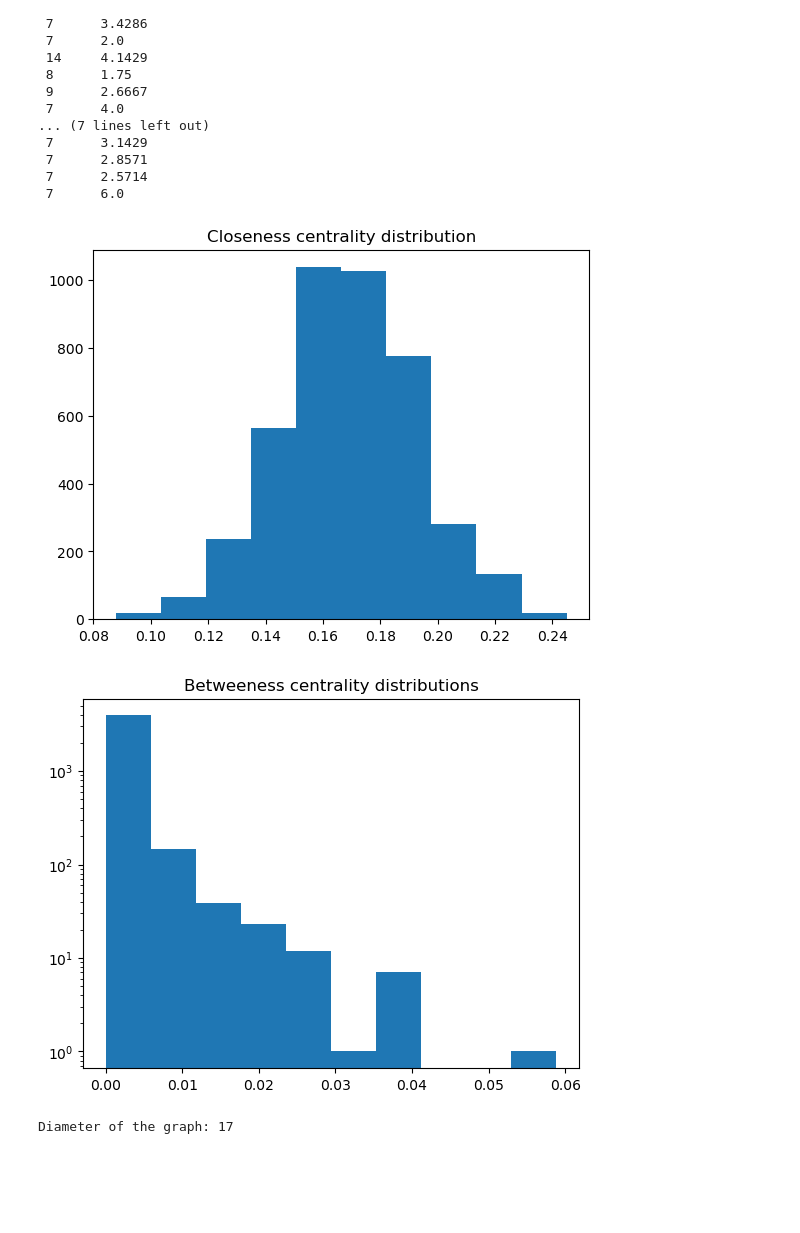
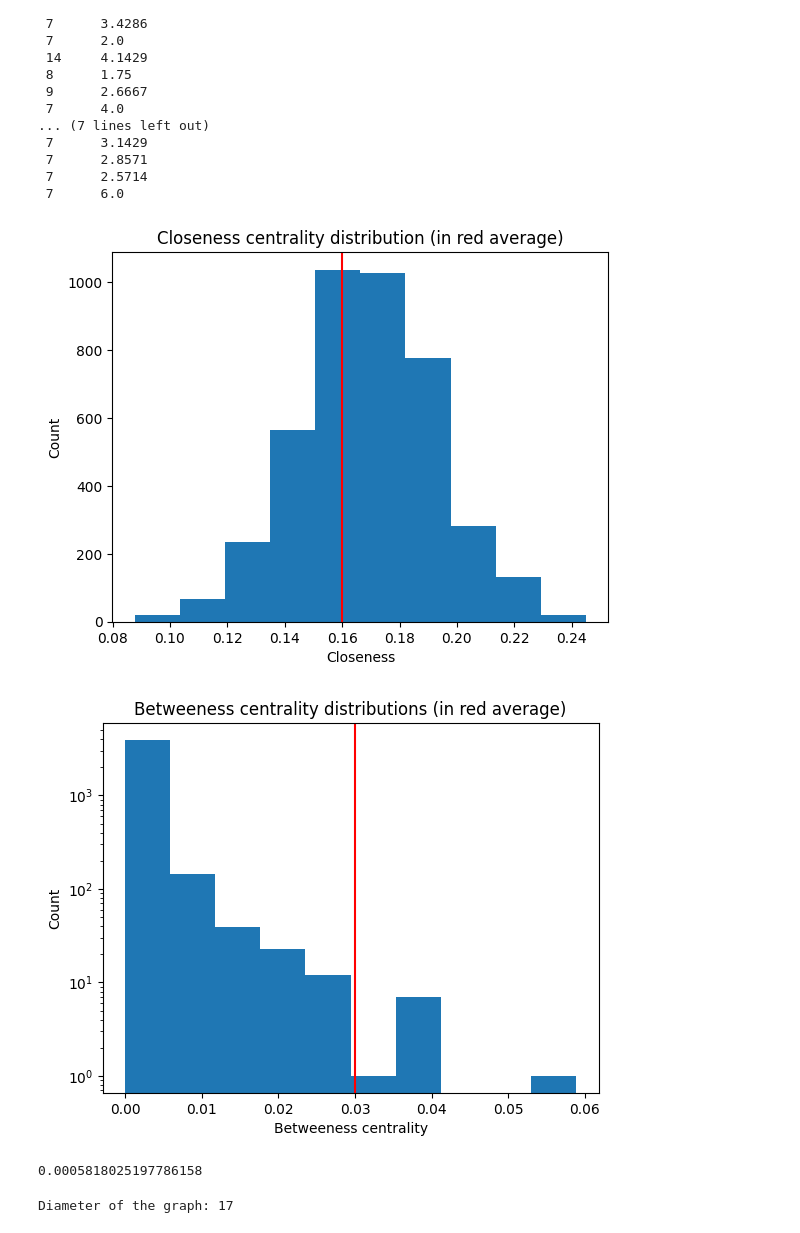
Before and after one commit to marcoSanti/AVRC-lab, a Jupyter notebook: progetto-finale/progetto-santimaria.ipynb, the cells around one changed output. Cells and saved outputs as stored; diff of their text form; code cells hidden in the pictures; blank space fills up the shorter version.

```diff
--- a/progetto-finale/progetto-santimaria.ipynb
+++ b/progetto-finale/progetto-santimaria.ipynb
@@ -92,18 +94,33 @@ collabCentralityCloseness = nx.closeness_centrality(collabGraphBiggestConnx.comm
 # %%
 plt.hist(collabCentralityCloseness.values())
-plt.title("Closeness centrality distribution")
+plt.title("Closeness centrality distribution (in red average)")
+plt.xlabel("Closeness")
+plt.ylabel("Count")
+plt.axvline(x=0.16, color="red")
 plt.show()
 # %% [output]
-[figure, old version]
+[figure, new version]
 # %%
 #betweeness centrality
 collabCentralityBetweeness = nx.betweenness_centrality(collabGraphBiggestConnectedComponent)
 # %%
 plt.hist(collabCentralityBetweeness.values(), log=True)
-plt.title("Betweeness centrality distributions")
+plt.title("Betweeness centrality distributions (in red average)")
+plt.xlabel("Betweeness centrality")
+plt.ylabel("Count")
+plt.axvline(x=0.03, color="red")
 plt.show()
 # %% [output]
-[figure, old version]
+[figure, new version]
+# %%
+#parametro di eterogeneità
+degreeDistribution = [ x for _,x in collabGraph.degree]
+
+kappa = (sum([x*x for x in degreeDistribution])/len(degreeDistribution)) / (pow(sum(degreeDistribution), 2)/len(degreeDistribution))
+
+kappa
+# %% [output]
+0.0005818025197786158
 # %%
 # longest shortest path for each node and graph diameter for biggest connected component
 
```
Also changed, not shown: parts of 2 cells of this notebook, 11 other files.
